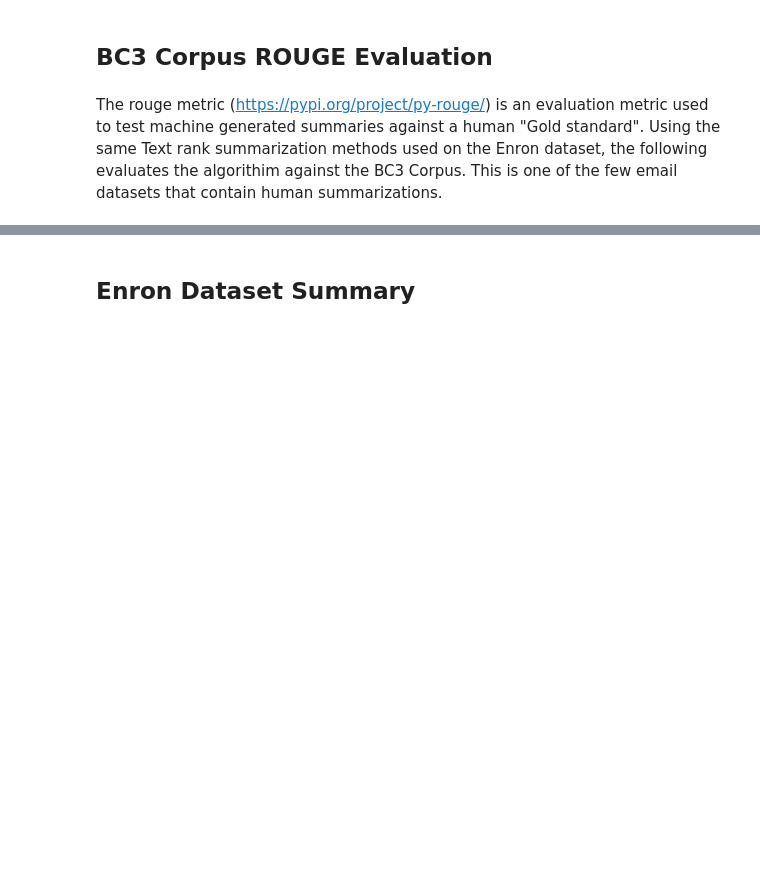
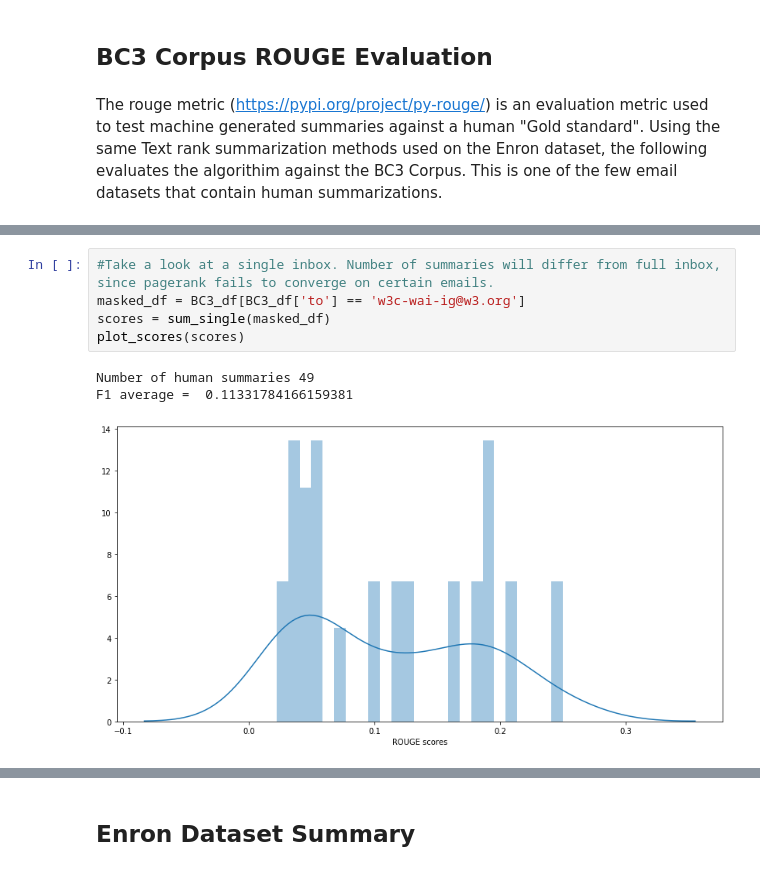
Before and after one commit to dailykirt/ML_Enron_email_summary, a Jupyter notebook: notebooks/Text_rank_summarization.ipynb, the cells around one changed output, grey strips where cells are left out. Cells and saved outputs as stored; diff of their text form; blank space fills up the shorter version.

```diff
--- a/notebooks/Text_rank_summarization.ipynb
+++ b/notebooks/Text_rank_summarization.ipynb
@@ -190,0 +280,9 @@ print(scores)
+# %%
+#Take a look at a single inbox. Number of summaries will differ from full inbox, since pagerank fails to converge on certain emails.
+masked_df = BC3_df[BC3_df['to'] == 'w3c-wai-ig@w3.org']
+scores = sum_single(masked_df)
+plot_scores(scores)
+# %% [output]
+Number of human summaries 49
+F1 average =  0.11331784166159381
+[figure, added]
```
Also changed, not shown: parts of 32 cells of this notebook, 1 other file.
